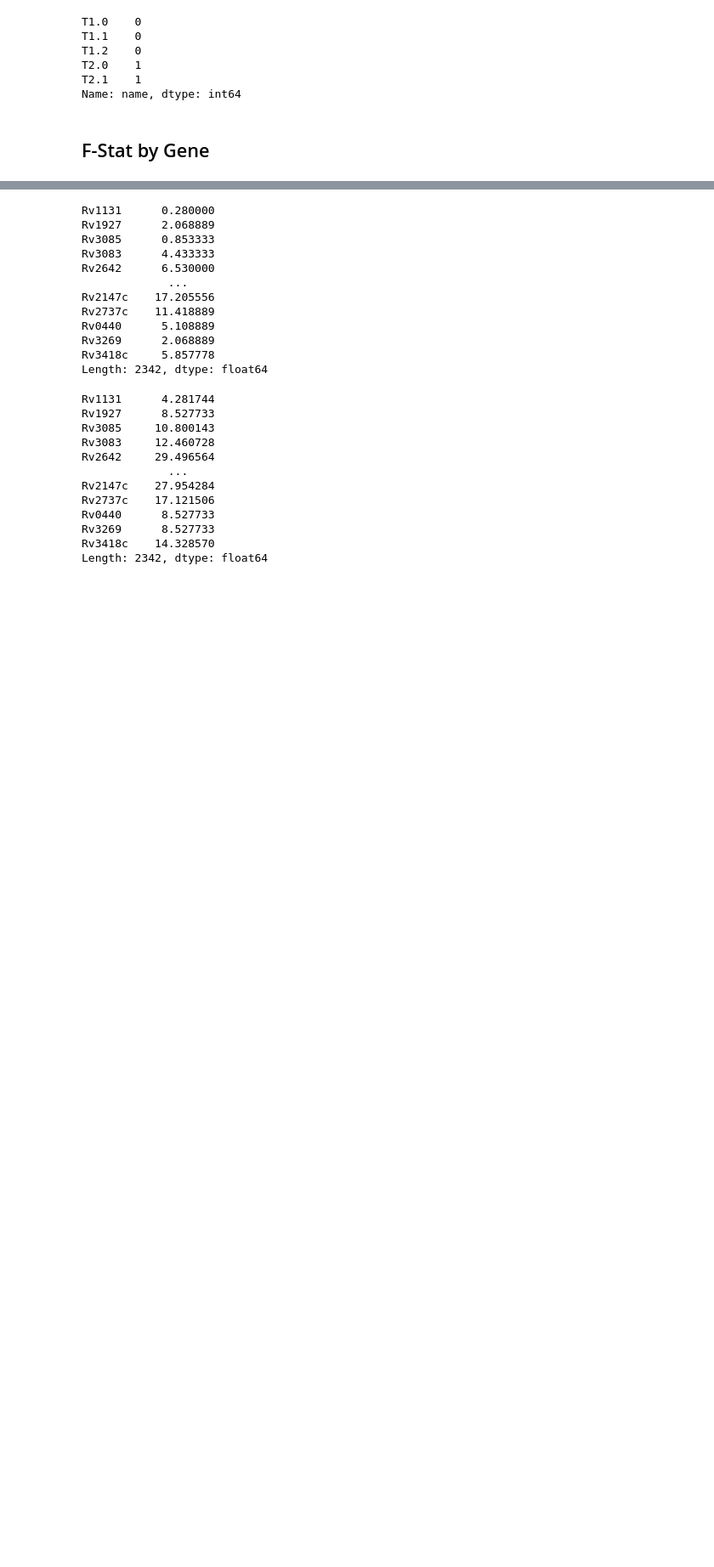
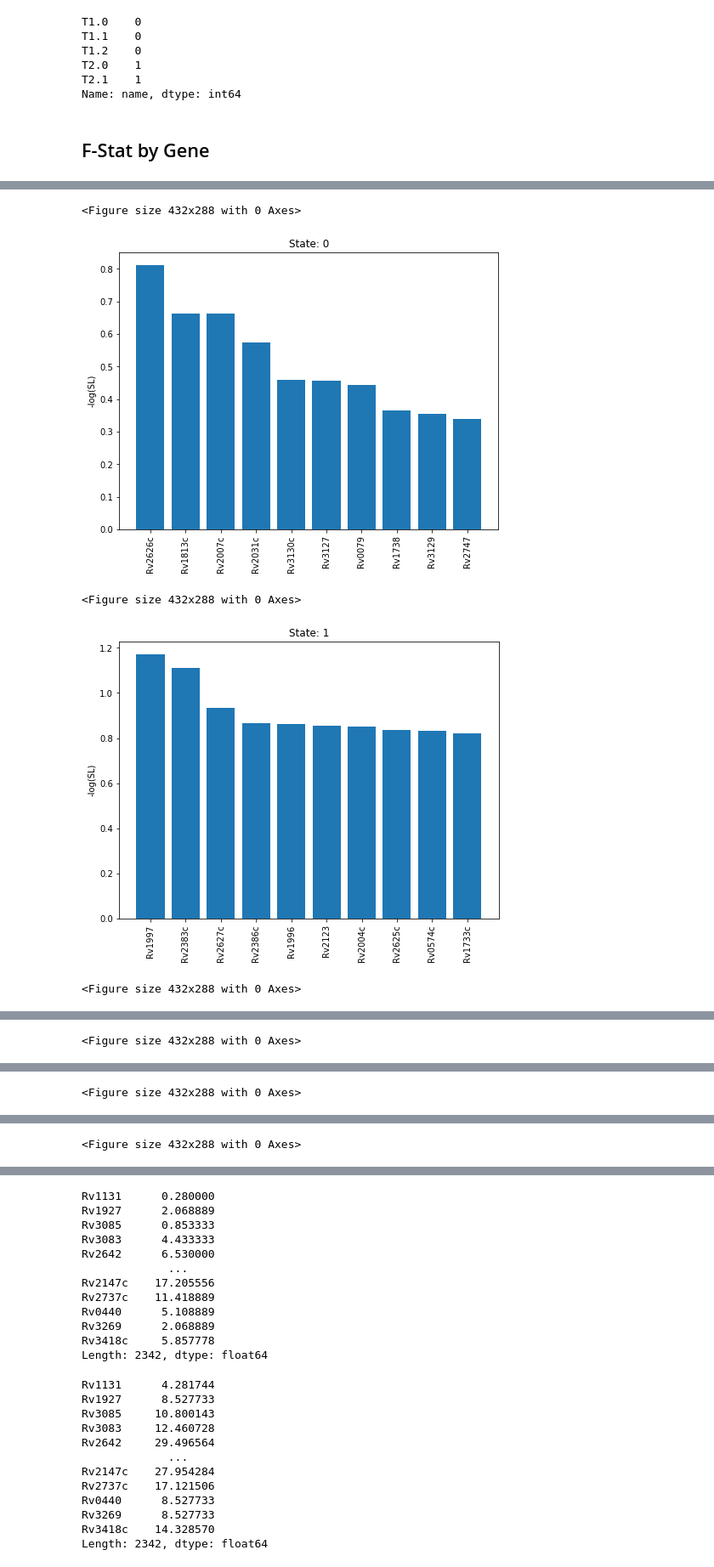
Before and after one commit to uwescience/xstate, a Jupyter notebook: notebooks/Analysis of Gene Expression Variability by Class.ipynb, the cells around one changed output, grey strips where cells are left out. Shown at 85% size. Drawn from its saved outputs; the diff is of its cells as text; code cells hidden in the pictures; blank space fills up the shorter version.

```diff
--- a/notebooks/Analysis of Gene Expression Variability by Class.ipynb
+++ b/notebooks/Analysis of Gene Expression Variability by Class.ipynb
@@ -54,9 +54,3 @@ Name: name, dtype: int64
 CLASS = "class"
 df_ext = trinary_long.df_X
 df_ext[CLASS] = trinary_long.ser_y
-# %%
-dfg = df_ext.groupby(CLASS)
-dfg_std = dfg.std()
-dfg_mean = dfg.mean()
-dfg_count = dfg.count()
-dfg_count.head()
@@ -71,0 +95,3 @@ dfg_count.head()
+# %%
+state_equ = {s: s if s==0 else 1 for s in trinary_long.ser_y.unique()}
+makeFStatSer(trinary_long.df_X, trinary_long.ser_y, state_equ=state_equ)
@@ -71,0 +111,21 @@ dfg_count.head()
+# %%
+def plotStateFstat(state):
+    state_equ = {s: s if s==state else -1 for s in trinary_long.ser_y.unique()}
+    ser_fstat = makeFStatSer(trinary_long.df_X, trinary_long.ser_y, state_equ=state_equ)
+    ser_sl = ser_fstat.apply(lambda v: -np.log(1 - f.cdf(v, 1, 70)))
+    indices = ser_sl.index[0:10]
+    plt.figure()
+    plt.figure(figsize=(8, 6))
+    plt.bar(indices, ser_sl[indices])
+    plt.xticks(indices, indices, rotation=90)
+    _ = plt.ylabel("-log(SL)")
+    plt.title("State: %d" % state)
+# %%
+for state in trinary_long.ser_y.unique():
+    plotStateFstat(state)
+# %% [output]
+<Figure size 432x288 with 0 Axes>
+[figure, added]
+<Figure size 432x288 with 0 Axes>
+[figure, added]
+<Figure size 432x288 with 0 Axes>
@@ -71,0 +133 @@ dfg_count.head()
+<Figure size 432x288 with 0 Axes>
@@ -71,0 +135 @@ dfg_count.head()
+<Figure size 432x288 with 0 Axes>
@@ -71,0 +137 @@ dfg_count.head()
+<Figure size 432x288 with 0 Axes>
```
Also changed, not shown: parts of 8 cells of this notebook, 1 other file.
